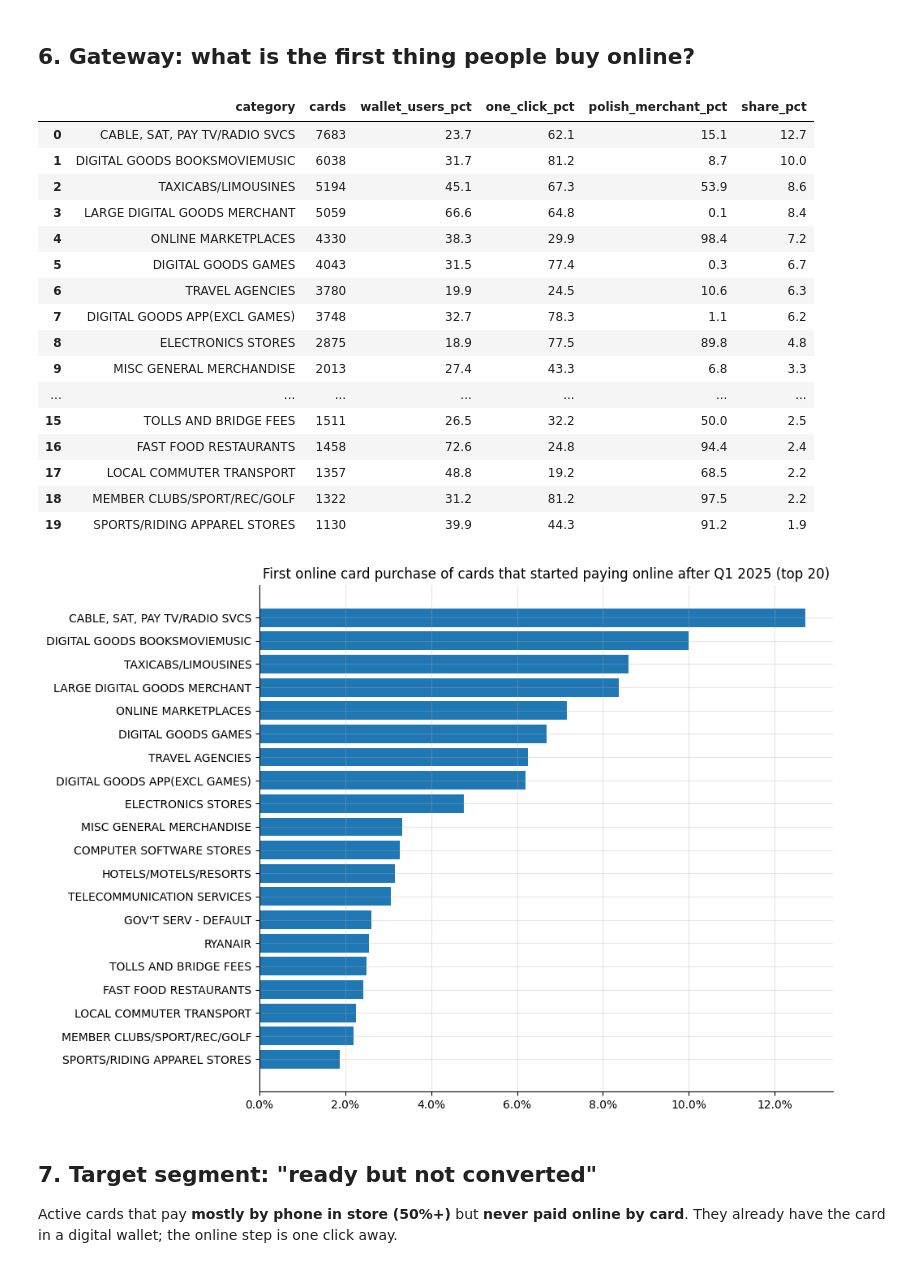
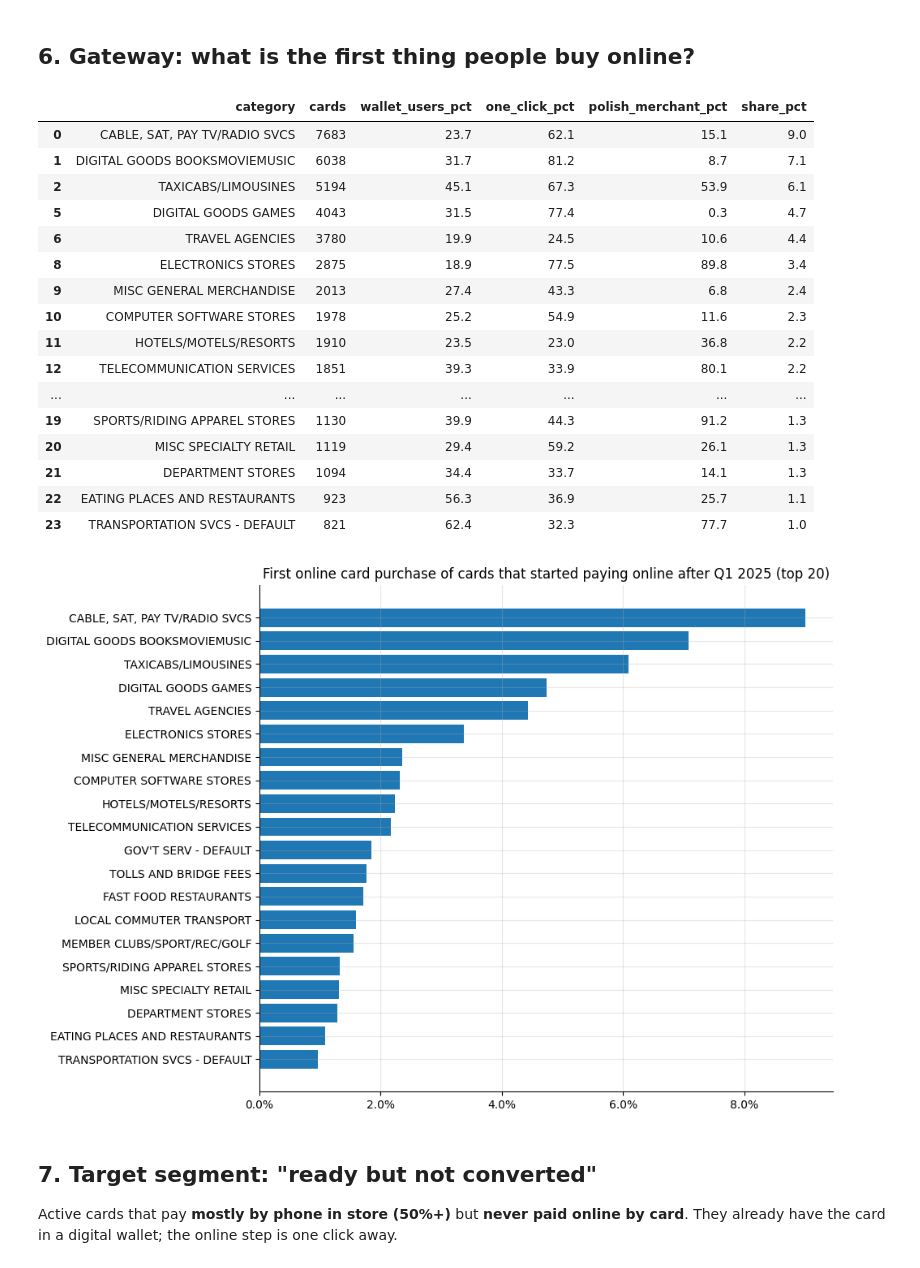
Before and after one commit to mariusz4908/visa-datasprint, a Jupyter notebook: ml_readiness/wallet_online.ipynb, the cells around one changed output. Drawn from its saved outputs; the diff is of its cells as text; code cells hidden in the pictures.

```diff
--- a/ml_readiness/wallet_online.ipynb
+++ b/ml_readiness/wallet_online.ipynb
@@ -32,12 +32,15 @@ import matplotlib.pyplot as plt
 import matplotlib.ticker as mtick
 import pandas as pd
 
+import readiness as rd
 from paths import CACHE, DATA
 CACHE.mkdir(exist_ok=True)
 SLIM = CACHE / "slim"                   # card-partitioned subset of the columns, 16 buckets
 PANEL = CACHE / "card_month_panel"      # one parquet file per bucket
 FIRST_ONLINE = CACHE / "card_first_online"
 N_BUCKETS = 16
+# Online categories that pass the 3/75 rule (>= 3 merchants, none above 75%); see check_3_75.py
+OK_CATS = rd.passing_3_75("mcc")
 
 con = duckdb.connect()
 con.sql("SET memory_limit = '4GB'")
@@ -568,42 +572,43 @@ weighted average difference within category: 4.2 pp (14 of 22 categories positiv
 # %%
 gate = safe(con.sql('''
     SELECT f.first_cat AS category,
            count(*) AS cards,
            100 * avg(coalesce(c.first_wallet_m <= c.first_online_m, FALSE)::INT) AS wallet_users_pct,
            100 * avg((f.first_mode = 'COF')::INT) AS one_click_pct,
            100 * avg(f.first_domestic::INT) AS polish_merchant_pct
     FROM cohort c JOIN first_online f USING (card)
     WHERE c.first_online_m >= 3
-    GROUP BY 1 ORDER BY cards DESC LIMIT 20
+    GROUP BY 1 ORDER BY cards DESC
 ''').df())
-gate["share_pct"] = gate.cards / gate.cards.sum() * 100
+gate["share_pct"] = gate.cards / gate.cards.sum() * 100  # share of all starters
+gate = gate[gate.category.isin(OK_CATS)].head(20)  # only categories that pass the 3/75 rule
 
 fig, ax = plt.subplots(figsize=(10, 7))
 g = gate.sort_values("share_pct")
 ax.barh(g.category, g.share_pct)
 ax.xaxis.set_major_formatter(pct)
 ax.set_title("First online card purchase of cards that started paying online after Q1 2025 (top 20)")
 plt.tight_layout()
 gate
 # %% [output]
 |  | category | cards | wallet_users_pct | one_click_pct | polish_merchant_pct | share_pct |
-| 0 | CABLE, SAT, PAY TV/RADIO SVCS | 7683 | 23.7 | 62.1 | 15.1 | 12.7 |
-| 1 | DIGITAL GOODS BOOKSMOVIEMUSIC | 6038 | 31.7 | 81.2 | 8.7 | 10.0 |
-| 2 | TAXICABS/LIMOUSINES | 5194 | 45.1 | 67.3 | 53.9 | 8.6 |
-| 3 | LARGE DIGITAL GOODS MERCHANT | 5059 | 66.6 | 64.8 | 0.1 | 8.4 |
-| 4 | ONLINE MARKETPLACES | 4330 | 38.3 | 29.9 | 98.4 | 7.2 |
-| 5 | DIGITAL GOODS GAMES | 4043 | 31.5 | 77.4 | 0.3 | 6.7 |
-| 6 | TRAVEL AGENCIES | 3780 | 19.9 | 24.5 | 10.6 | 6.3 |
-| 7 | DIGITAL GOODS APP(EXCL GAMES) | 3748 | 32.7 | 78.3 | 1.1 | 6.2 |
-| 8 | ELECTRONICS STORES | 2875 | 18.9 | 77.5 | 89.8 | 4.8 |
-| 9 | MISC GENERAL MERCHANDISE | 2013 | 27.4 | 43.3 | 6.8 | 3.3 |
+| 0 | CABLE, SAT, PAY TV/RADIO SVCS | 7683 | 23.7 | 62.1 | 15.1 | 9.0 |
+| 1 | DIGITAL GOODS BOOKSMOVIEMUSIC | 6038 | 31.7 | 81.2 | 8.7 | 7.1 |
+| 2 | TAXICABS/LIMOUSINES | 5194 | 45.1 | 67.3 | 53.9 | 6.1 |
+| 5 | DIGITAL GOODS GAMES | 4043 | 31.5 | 77.4 | 0.3 | 4.7 |
+| 6 | TRAVEL AGENCIES | 3780 | 19.9 | 24.5 | 10.6 | 4.4 |
+| 8 | ELECTRONICS STORES | 2875 | 18.9 | 77.5 | 89.8 | 3.4 |
+| 9 | MISC GENERAL MERCHANDISE | 2013 | 27.4 | 43.3 | 6.8 | 2.4 |
+| 10 | COMPUTER SOFTWARE STORES | 1978 | 25.2 | 54.9 | 11.6 | 2.3 |
+| 11 | HOTELS/MOTELS/RESORTS | 1910 | 23.5 | 23.0 | 36.8 | 2.2 |
+| 12 | TELECOMMUNICATION SERVICES | 1851 | 39.3 | 33.9 | 80.1 | 2.2 |
 | ... | ... | ... | ... | ... | ... | ... |
-| 15 | TOLLS AND BRIDGE FEES | 1511 | 26.5 | 32.2 | 50.0 | 2.5 |
-| 16 | FAST FOOD RESTAURANTS | 1458 | 72.6 | 24.8 | 94.4 | 2.4 |
-| 17 | LOCAL COMMUTER TRANSPORT | 1357 | 48.8 | 19.2 | 68.5 | 2.2 |
-| 18 | MEMBER CLUBS/SPORT/REC/GOLF | 1322 | 31.2 | 81.2 | 97.5 | 2.2 |
-| 19 | SPORTS/RIDING APPAREL STORES | 1130 | 39.9 | 44.3 | 91.2 | 1.9 |
+| 19 | SPORTS/RIDING APPAREL STORES | 1130 | 39.9 | 44.3 | 91.2 | 1.3 |
+| 20 | MISC SPECIALTY RETAIL | 1119 | 29.4 | 59.2 | 26.1 | 1.3 |
+| 21 | DEPARTMENT STORES | 1094 | 34.4 | 33.7 | 14.1 | 1.3 |
+| 22 | EATING PLACES AND RESTAURANTS | 923 | 56.3 | 36.9 | 25.7 | 1.1 |
+| 23 | TRANSPORTATION SVCS - DEFAULT | 821 | 62.4 | 32.3 | 77.7 | 1.0 |
-[figure, old version]
+[figure, new version]
 # %% [markdown]
 ## 7. Target segment: "ready but not converted"
 
```
Also changed, not shown: parts of 5 cells of this notebook, 7 other files.
